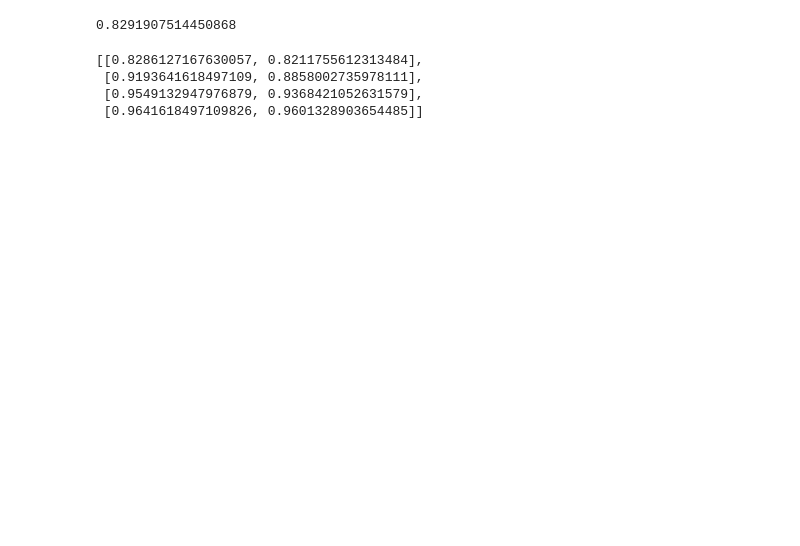
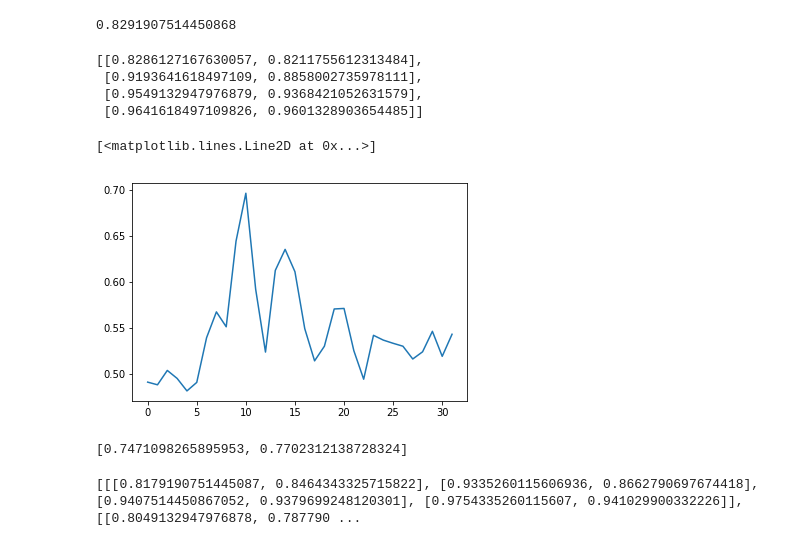
Before and after one commit to naitik-dodia/Object-Recognition-using-EEG-brain-data, a Jupyter notebook: LDA2 - binary.ipynb, the cells around one changed output. Drawn from its saved outputs; the diff is of its cells as text; code cells hidden in the pictures; blank space fills up the shorter version.

```diff
--- a/LDA2 - binary.ipynb
+++ b/LDA2 - binary.ipynb
@@ -243,3 +42,11 @@ acc_mat
  [0.9193641618497109, 0.8858002735978111],
  [0.9549132947976879, 0.9368421052631579],
  [0.9641618497109826, 0.9601328903654485]]
+# %%
+electrode, matrix, cat_labels = load_data_binary('S10.mat')
+chan_acc = time_wise(electrode, cat_labels)
+# %%
+plt.plot(chan_acc)
+# %% [output]
+[<matplotlib.lines.Line2D at 0x...>]
+[figure, added]
@@ -245,0 +71,8 @@ acc_mat
+# %%
+print(acc_main)
+# %% [output]
+[0.7471098265895953, 0.7702312138728324]
+# %%
+print(acc_augment)
+# %% [output]
+[[[0.8179190751445087, 0.8464343325715822], [0.9335260115606936, 0.8662790697674418], [0.9407514450867052, 0.9379699248120301], [0.9754335260115607, 0.941029900332226]], [[0.8049132947976878, 0.787790 ...
```
Also changed, not shown: parts of 33 cells of this notebook, 2 other files.
